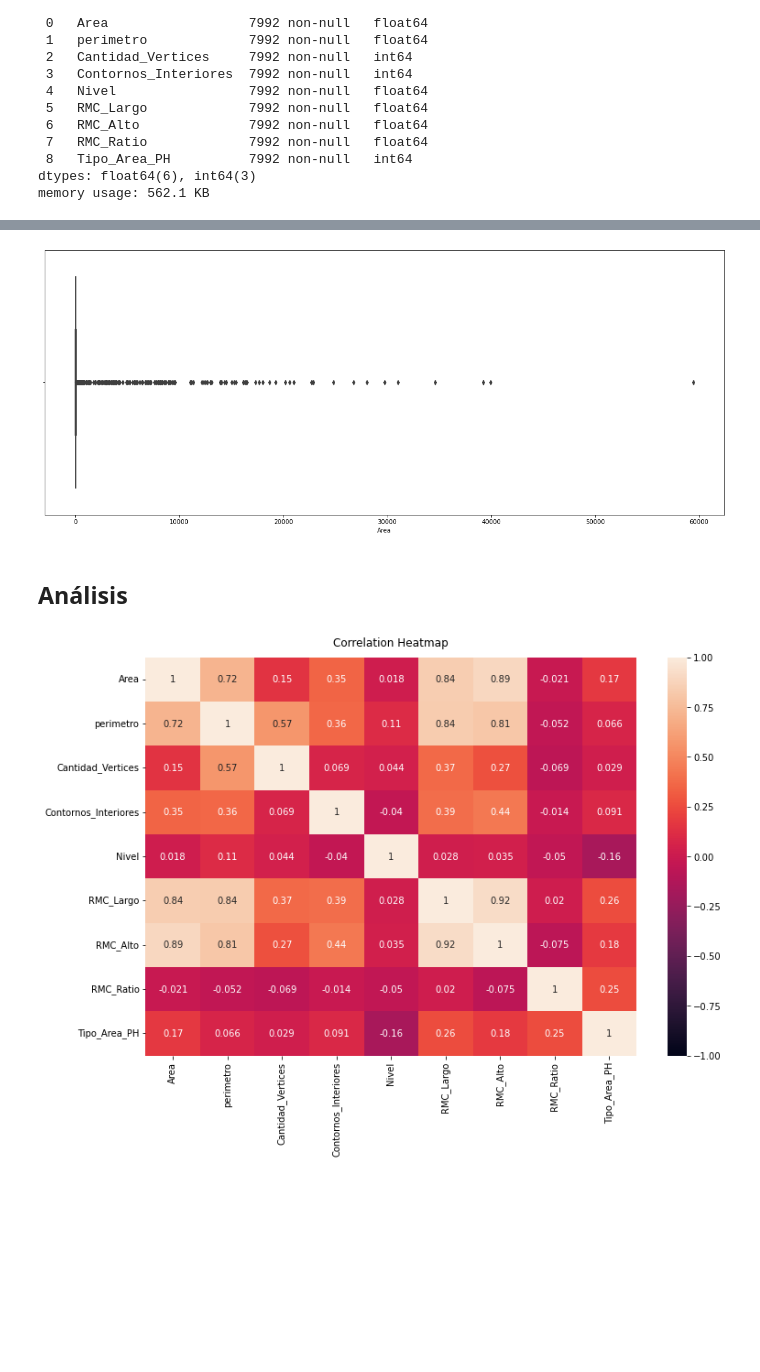
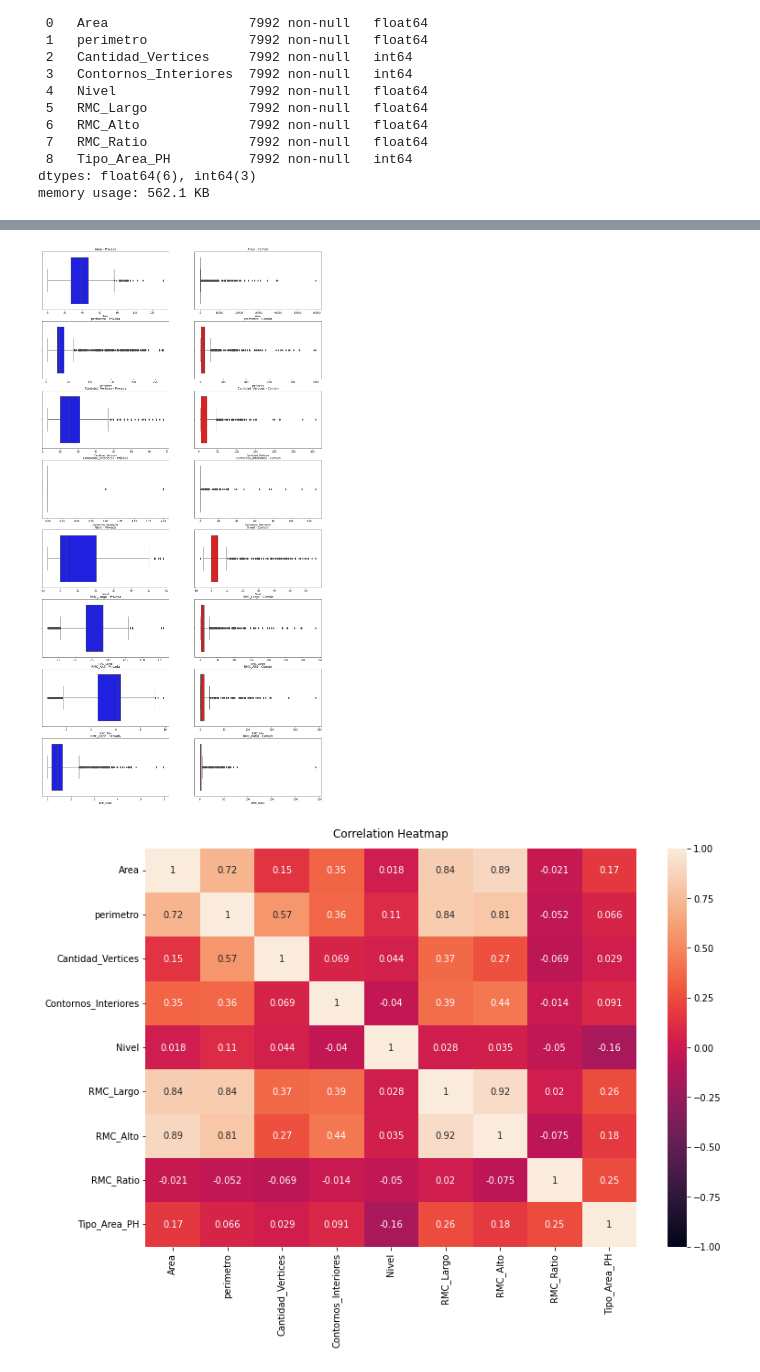
Before and after one commit to german-arq/MIA-Electiva2-ProyectoFinal, a Jupyter notebook: Electiva2-ProyectoFinal.ipynb, the cells around one changed output, grey strips where cells are left out. Cells and saved outputs as stored; diff of their text form; code cells hidden in the pictures; blank space fills up the shorter version.

Commit message:
Se agrega análisis de Distribución y valores atipicos

```diff
--- a/Electiva2-ProyectoFinal.ipynb
+++ b/Electiva2-ProyectoFinal.ipynb
@@ -30,7 +30,8 @@ import seaborn as sns
 import math
 # %%
 # Cargar el dataset
-df = pd.read_csv("s3://electiva2-proyecto-final/Data/spatial_elements_ph.csv", usecols=(lambda x: x != 'Objeto_rvt'))
+# df = pd.read_csv("s3://electiva2-proyecto-final/Data/spatial_elements_ph.csv", usecols=(lambda x: x != 'Objeto_rvt')) # for AWS
+df = pd.read_csv("K:\Google Drive\Maestria en IA-Sergio Arboleda\Semestre II\Electiva II\Proyecto Final\spatial_elements_ph.csv", usecols=(lambda x: x != 'Objeto_rvt')) # for local
 # %%
 df
 # %% [output]
@@ -99,5 +100,5 @@ df.describe()
 # Valores mas frecuentes
 fig, ax = plt.subplots(3, 3)
 for ind, feature in enumerate(df.columns):
-    df[feature].value_counts().nlargest(10).plot(ax=ax[math.floor(ind/3), ind%3],kind='bar', figsize=(20, 20), title=feature)
+    df[feature].value_counts().nlargest(30).plot(ax=ax[math.floor(ind/3), ind%3],kind='bar', figsize=(20, 20), title=feature)
 # %% [output]
@@ -126,13 +113,21 @@ sns.displot(df)
 # %%
 # Revisar la distribución y los valores atípicos
-plt.figure(figsize=(20, 8))
+fig, ax = plt.subplots(len(df.columns)-1, 2, figsize=(20, 40))
+for ind, feature in enumerate(df.columns):
+    if feature != 'Tipo_Area_PH':
+        sns.boxplot(x=df[df['Tipo_Area_PH'] == 0][feature], ax=ax[ind, 0], color='b')
+        sns.boxplot(x=df[df['Tipo_Area_PH'] == 1][feature], ax=ax[ind, 1], color='r')
+        ax[ind, 0].set_title(feature + ' - Privada')
+        ax[ind, 1].set_title(feature + ' - Común')
+
+
+    #df[feature].value_counts().nlargest(30).plot(ax=ax[math.floor(ind/3), ind%3],kind='bar', figsize=(20, 20), title=feature)
+#fig, ax = plt.subplots(1, 2, )
 #sns.boxplot(data=df, x="Area", y="Tipo_Area_PH")
-sns.boxplot(x=df["Area"])
+
 plt.show()
 # %% [output]
-[figure, old version]
+[figure, new version]
-# %% [markdown]
-## Análisis
 # %%
 # Correlación
 plt.figure(figsize=(12, 8))
```
Also changed, not shown: parts of 6 cells of this notebook.
